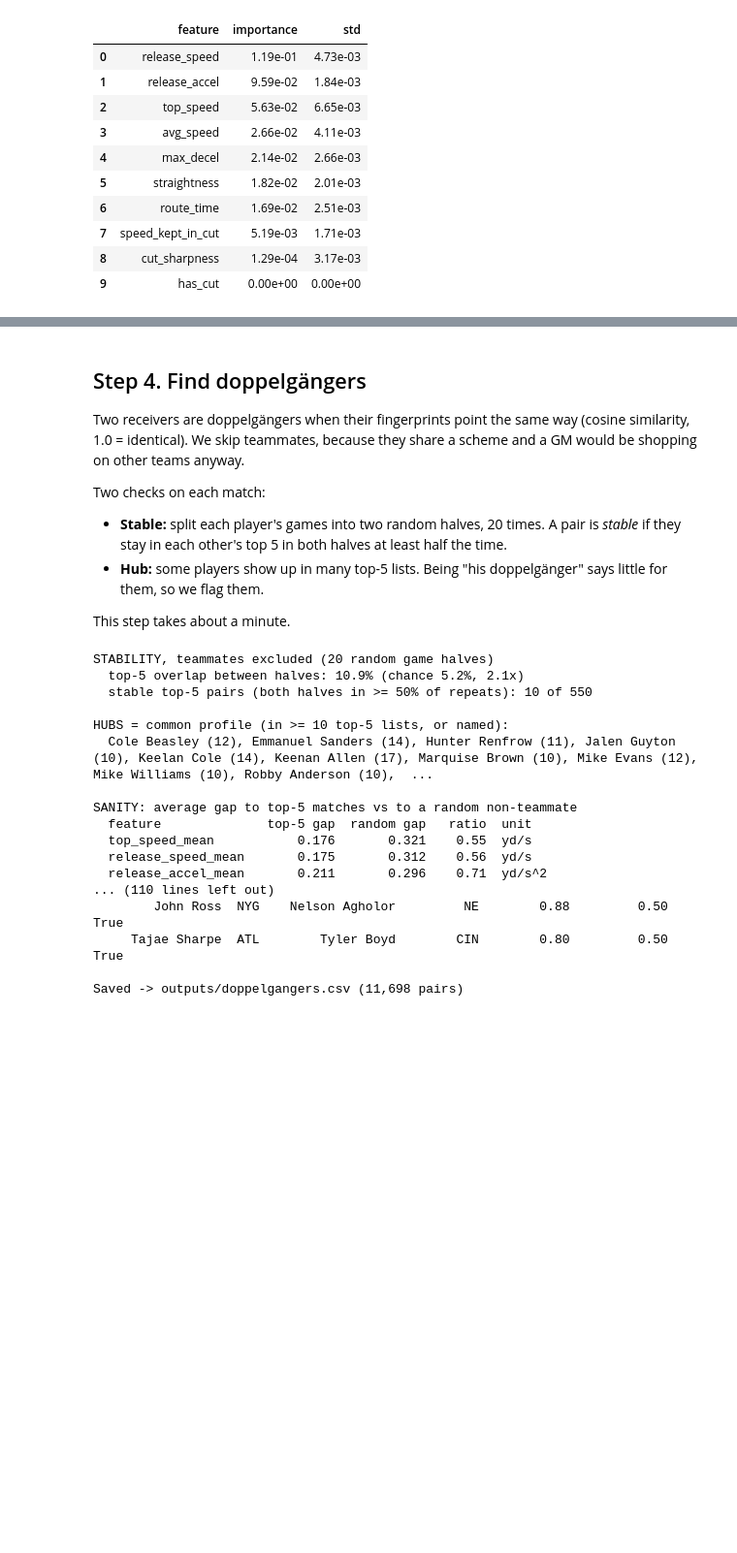
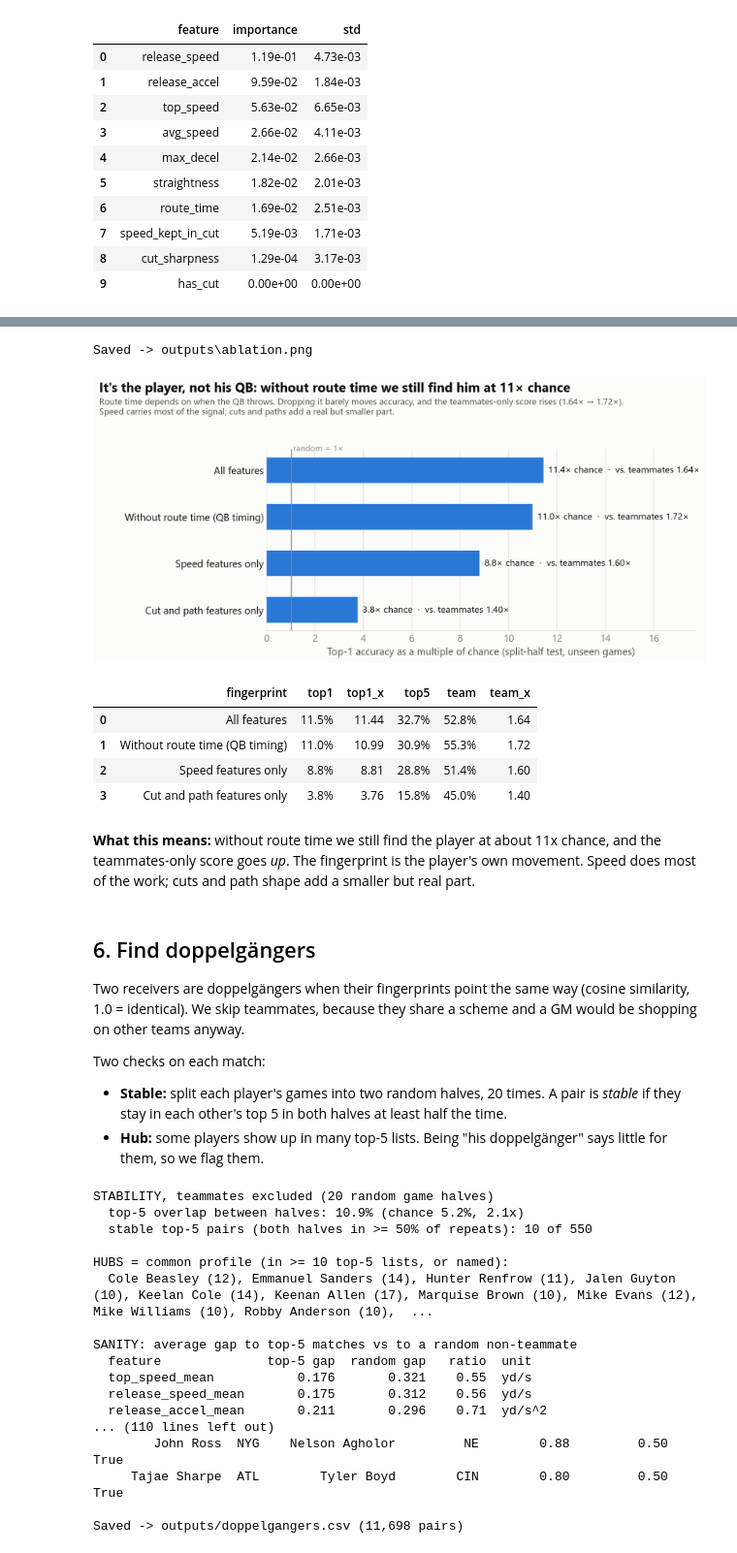
Before and after one commit to ananya1806/shadow, a Jupyter notebook: demo.ipynb, the cells around one changed output, grey strips where cells are left out. Shown at 97% size. Drawn from its saved outputs; the diff is of its cells as text; code cells hidden in the pictures; blank space fills up the shorter version.

```diff
--- a/demo.ipynb
+++ b/demo.ipynb
@@ -196,5 +256,22 @@ pd.read_csv(OUT / "feature_importance.csv")
+# %%
+abl = visuals.ablation(visuals.load())
+display(Image(OUT / "ablation.png", width=850))
+abl.assign(top1=abl.top1.map("{:.1%}".format), top5=abl.top5.map("{:.1%}".format),
+           team=abl.team.map("{:.1%}".format))
+# %% [output]
+Saved -> outputs\ablation.png
+[figure, added]
+|  | fingerprint | top1 | top1_x | top5 | team | team_x |
+| 0 | All features | 11.5% | 11.44 | 32.7% | 52.8% | 1.64 |
+| 1 | Without route time (QB timing) | 11.0% | 10.99 | 30.9% | 55.3% | 1.72 |
+| 2 | Speed features only | 8.8% | 8.81 | 28.8% | 51.4% | 1.60 |
+| 3 | Cut and path features only | 3.8% | 3.76 | 15.8% | 45.0% | 1.40 |
+# %% [markdown]
+**What this means:** without route time we still find the player at about 11x chance, and the teammates-only score
+goes *up*. The fingerprint is the player's own movement. Speed does most of the work; cuts and path shape add a
+smaller but real part.
 # %% [markdown]
-## Step 4. Find doppelgängers
+## 6. Find doppelgängers
 
 Two receivers are doppelgängers when their fingerprints point the same way (cosine similarity, 1.0 = identical).
 We skip teammates, because they share a scheme and a GM would be shopping on other teams anyway.
@@ -203,8 +280,6 @@ Two checks on each match:
 - **Stable:** split each player's games into two random halves, 20 times. A pair is *stable* if they stay in each
   other's top 5 in both halves at least half the time.
 - **Hub:** some players show up in many top-5 lists. Being "his doppelgänger" says little for them, so we flag them.
-
-This step takes about a minute.
 # %%
 doppelganger.main()
 # %% [output]
```
Also changed, not shown: parts of 50 cells of this notebook, 13 other files.
